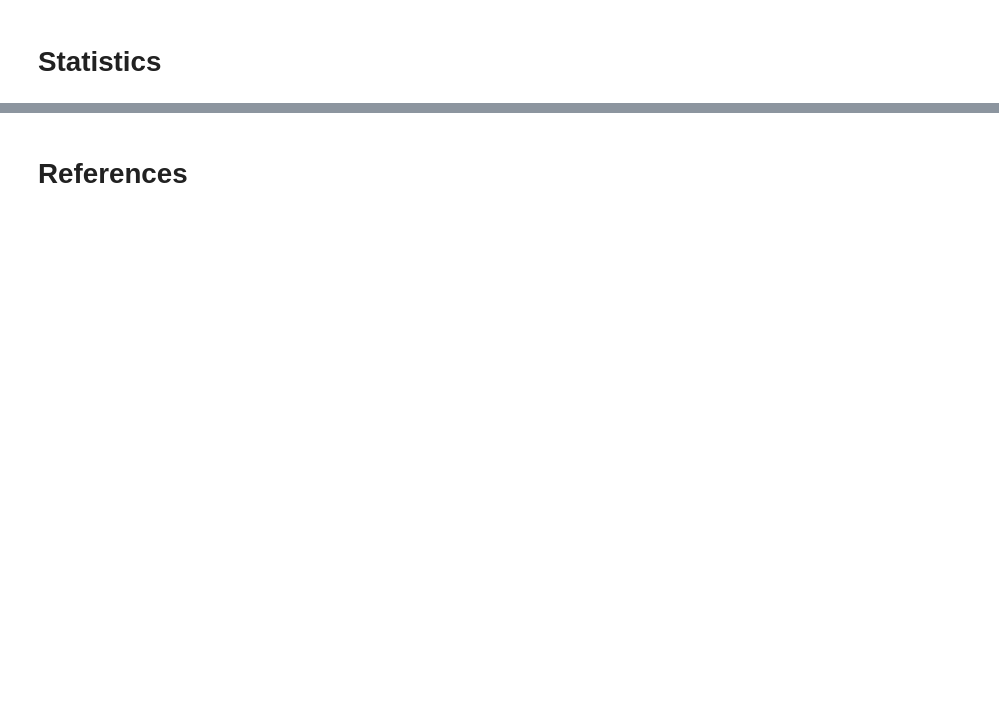
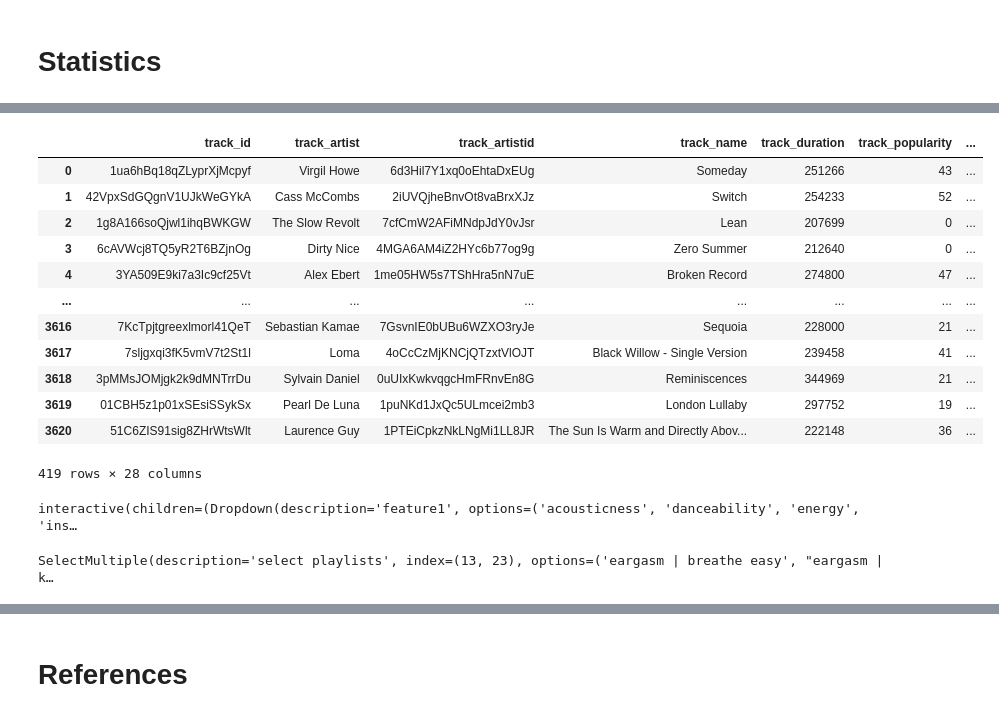
Before and after one commit to adamsiemaszkiewicz/eargasm-music, a Jupyter notebook: eargasm_data-visualisation.ipynb, the cells around one changed output, grey strips where cells are left out. Drawn from its saved outputs; the diff is of its cells as text; code cells hidden in the pictures; blank space fills up the shorter version.

```diff
--- a/eargasm_data-visualisation.ipynb
+++ b/eargasm_data-visualisation.ipynb
@@ -86,0 +277,55 @@ characteristics('eargasm | weightless')
+# %%
+# filtered_df = final_df.loc[(final_df['track_playlist'] == 'eargasm | ptsd') and (final_df['track_playlist'] == 'eargasm | weightless')]
+# filtered_df = final_df.query('final_df["track_platlist"] == "eargasm | ptsd"')
+# filtered_df = final_df.loc[(final_df['track_playlist'] == 'eargasm | ptsd') or final_df['track_playlist'] == 'eargasm | weightless']
+filtered_df = final_df[final_df['track_playlist'].isin(['eargasm | ptsd', 'eargasm | weightless', 'eargasm | breathe easy']) ]
+filtered_df
+
+# df.loc[(df["B"] > 50) & (df["C"] == 900), "A"]
+# df.query('B > 50 and C != 900')
+# df.loc[(df['A'] > 10) & (df['B'] < 15)]
+# %% [output]
+|  | track_id | track_artist | track_artistid | track_name | track_duration | track_popularity | ... |
+| 0 | 1ua6hBq18qZLyprXjMcpyf | Virgil Howe | 6d3Hil7Y1xq0oEhtaDxEUg | Someday | 251266 | 43 | ... |
+| 1 | 42VpxSdGQgnV1UJkWeGYkA | Cass McCombs | 2iUVQjheBnvOt8vaBrxXJz | Switch | 254233 | 52 | ... |
+| 2 | 1g8A166soQjwl1ihqBWKGW | The Slow Revolt | 7cfCmW2AFiMNdpJdY0vJsr | Lean | 207699 | 0 | ... |
+| 3 | 6cAVWcj8TQ5yR2T6BZjnOg | Dirty Nice | 4MGA6AM4iZ2HYc6b77og9g | Zero Summer | 212640 | 0 | ... |
+| 4 | 3YA509E9ki7a3Ic9cf25Vt | Alex Ebert | 1me05HW5s7TShHra5nN7uE | Broken Record | 274800 | 47 | ... |
+| ... | ... | ... | ... | ... | ... | ... | ... |
+| 3616 | 7KcTpjtgreexlmorl41QeT | Sebastian Kamae | 7GsvnIE0bUBu6WZXO3ryJe | Sequoia | 228000 | 21 | ... |
+| 3617 | 7sljgxqi3fK5vmV7t2St1l | Loma | 4oCcCzMjKNCjQTzxtVlOJT | Black Willow - Single Version | 239458 | 41 | ... |
+| 3618 | 3pMMsJOMjgk2k9dMNTrrDu | Sylvain Daniel | 0uUIxKwkvqgcHmFRnvEn8G | Reminiscences | 344969 | 21 | ... |
+| 3619 | 01CBH5z1p01xSEsiSSykSx | Pearl De Luna | 1puNKd1JxQc5ULmcei2mb3 | London Lullaby | 297752 | 19 | ... |
+| 3620 | 51C6ZIS91sig8ZHrWtsWlt | Laurence Guy | 1PTEiCpkzNkLNgMi1LL8JR | The Sun Is Warm and Directly Abov... | 222148 | 36 | ... |
+419 rows × 28 columns
+# %%
+ def audio_features_comparison(feature1, feature2, playlist_name):
+   """
+    Compare the audio features of songs within a playlist.
+   """
+
+   filtered_df = final_df[final_df['track_playlist'].isin(multi.value) ]
+
+   sns.set_style('darkgrid')
+   sns.relplot(x=feature1,
+               y=feature2,
+               data=filtered_df,
+               hue='track_playlist',
+               color='green')
+   plt.xlim(0, 1);
+   plt.ylim(0, 1);
+
+feature_list = ['acousticness', 'danceability', 'energy', 'instrumentalness', 'liveness', 'speechiness', 'valence']
+widgets.interact(audio_features_comparison, feature1=feature_list, feature2=feature_list, playlist_name=playlist_names)
+multi = widgets.SelectMultiple(options=playlist_names,
+                       value=['eargasm | glide', 'eargasm | get moving'],
+                       description='select playlists')
+multi
+# widgets.interactive(audio_features_comparison, {'manual': True},
+#                     multi = widgets.SelectMultiple(options=playlist_names, value=['eargasm | glide', 'eargasm | get moving'], description='select playlists'))
+
+# slow = interactive(slow_function, {'manual': True}, i=widgets.FloatSlider(min=1e4, max=1e6, step=1e4))
+# slow
+# %% [output]
+interactive(children=(Dropdown(description='feature1', options=('acousticness', 'danceability', 'energy', 'ins…
+SelectMultiple(description='select playlists', index=(13, 23), options=('eargasm | breathe easy', "eargasm | k…
```
Also changed, not shown: parts of 26 cells of this notebook.
